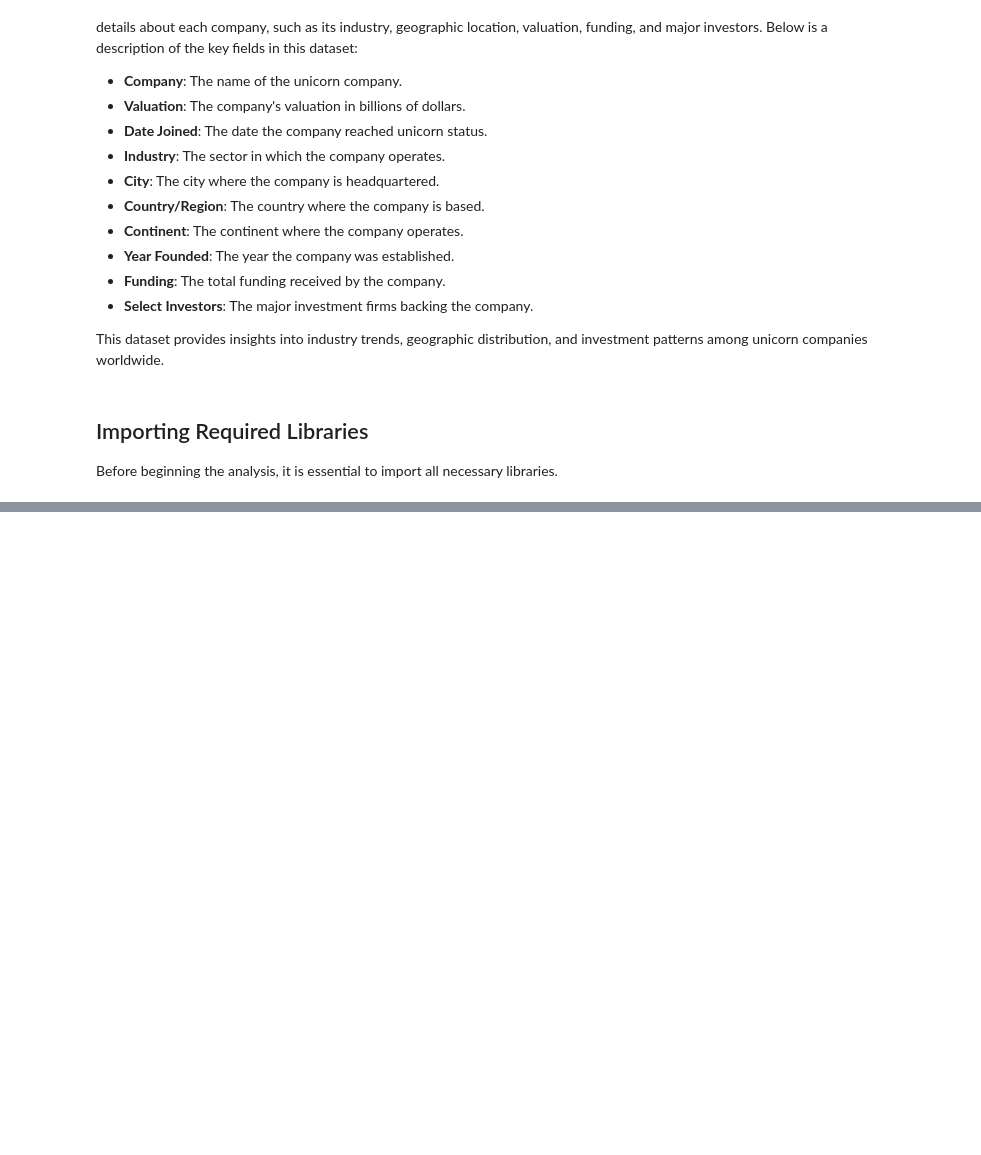
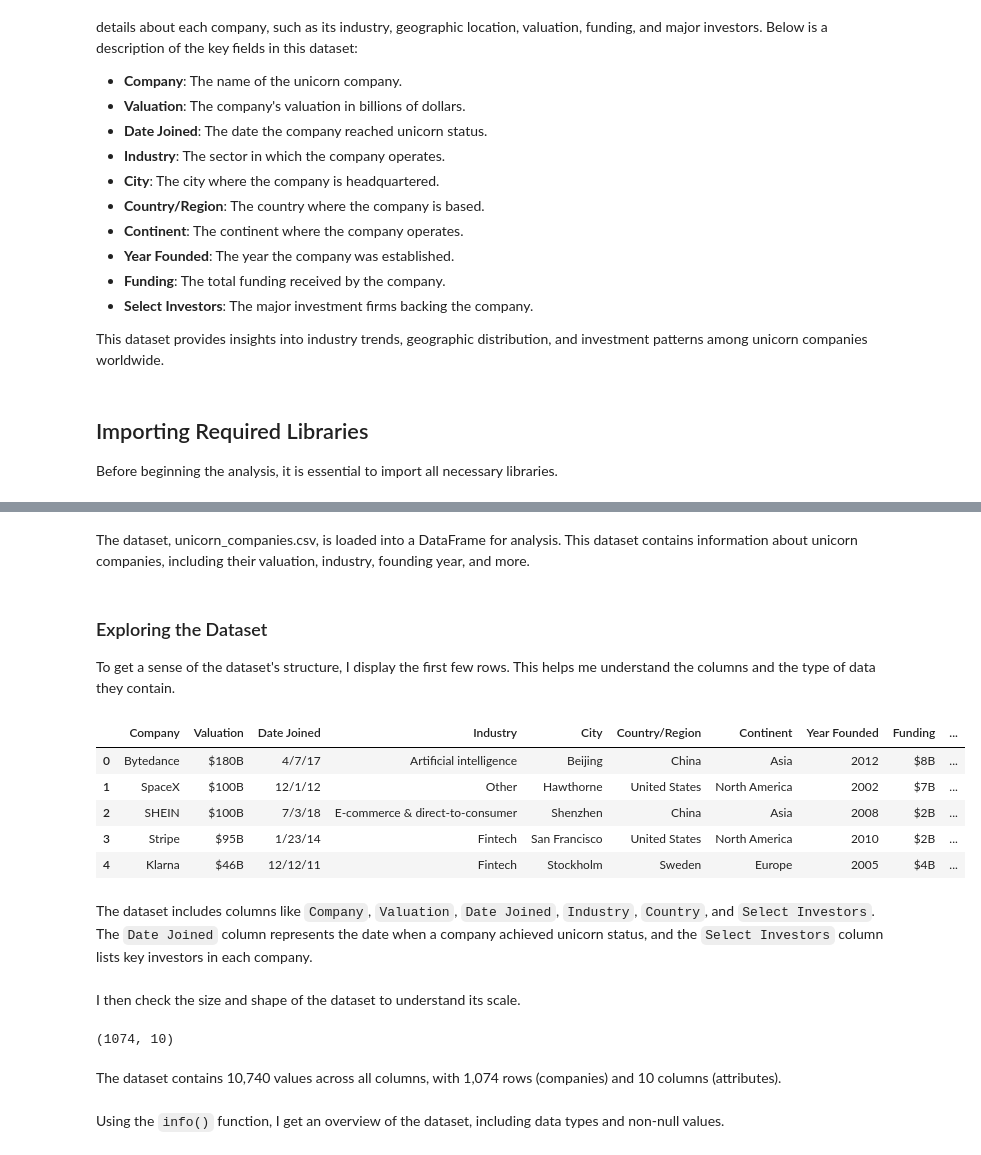
Before and after one commit to Cyberoctane29/Unicorn-Companies-Analysis, a Jupyter notebook: Unicorn_Companies_Analysis.ipynb, the cells around one changed output, grey strips where cells are left out. Drawn from its saved outputs; the diff is of its cells as text; code cells hidden in the pictures; blank space fills up the shorter version.

```diff
--- a/Unicorn_Companies_Analysis.ipynb
+++ b/Unicorn_Companies_Analysis.ipynb
@@ -43,0 +54,2 @@ import pandas as pd
+# %% [markdown]
+The dataset, unicorn_companies.csv, is loaded into a DataFrame for analysis. This dataset contains information about unicorn companies, including their valuation, industry, founding year, and more.
@@ -43,0 +58,25 @@ import pandas as pd
+# %% [markdown]
+### Exploring the Dataset
+To get a sense of the dataset's structure, I display the first few rows. This helps me understand the columns and the type of data they contain.
+# %%
+data.head()
+# %% [output]
+|  | Company | Valuation | Date Joined | Industry | City | Country/Region | Continent | Year Founded | Funding | ... |
+| 0 | Bytedance | $180B | 4/7/17 | Artificial intelligence | Beijing | China | Asia | 2012 | $8B | ... |
+| 1 | SpaceX | $100B | 12/1/12 | Other | Hawthorne | United States | North America | 2002 | $7B | ... |
+| 2 | SHEIN | $100B | 7/3/18 | E-commerce & direct-to-consumer | Shenzhen | China | Asia | 2008 | $2B | ... |
+| 3 | Stripe | $95B | 1/23/14 | Fintech | San Francisco | United States | North America | 2010 | $2B | ... |
+| 4 | Klarna | $46B | 12/12/11 | Fintech | Stockholm | Sweden | Europe | 2005 | $4B | ... |
+# %% [markdown]
+The dataset includes columns like `Company`, `Valuation`, `Date Joined`, `Industry`, `Country`, and `Select Investors`. The `Date Joined` column represents the date when a company achieved unicorn status, and the `Select Investors` column lists key investors in each company.
+# %% [markdown]
+I then check the size and shape of the dataset to understand its scale.
+# %%
+data.size
+data.shape
+# %% [output]
+(1074, 10)
+# %% [markdown]
+The dataset contains 10,740 values across all columns, with 1,074 rows (companies) and 10 columns (attributes).
+# %% [markdown]
+Using the `info()` function, I get an overview of the dataset, including data types and non-null values.
```
Also changed, not shown: parts of 20 cells of this notebook.
